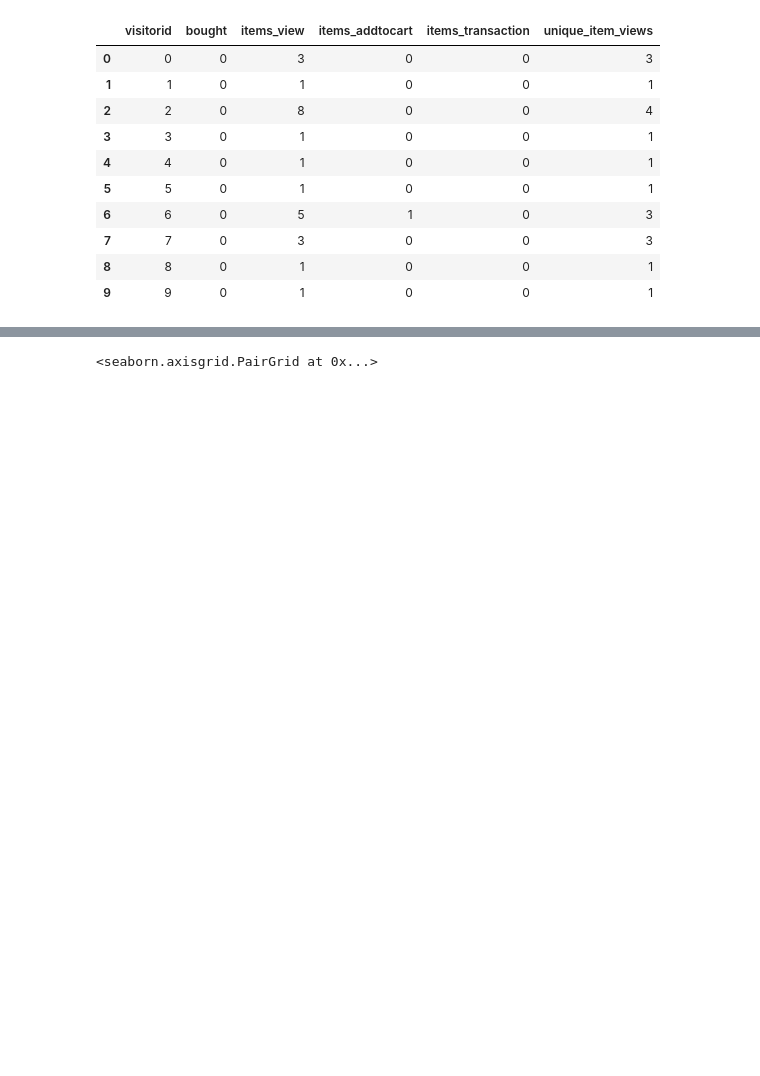
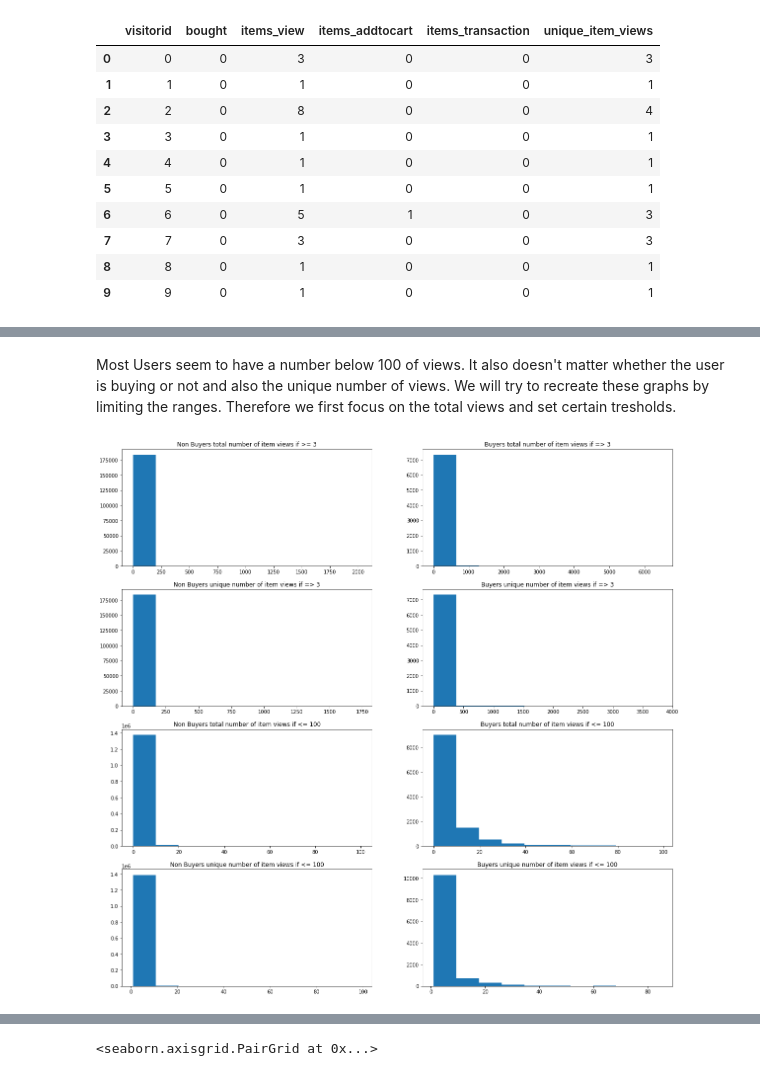
Before and after one commit to tinomerl/ecommerce-recommendation, a Jupyter notebook: ecommerce-user-behaviour.ipynb, the cells around one changed output, grey strips where cells are left out. Drawn from its saved outputs; the diff is of its cells as text; code cells hidden in the pictures; blank space fills up the shorter version.

```diff
--- a/ecommerce-user-behaviour.ipynb
+++ b/ecommerce-user-behaviour.ipynb
@@ -414,0 +436,64 @@ For this we will part the data into two groups. Users who bought an item and tho
+# %% [markdown]
+Most Users seem to have a number below 100 of views. It also doesn't matter whether the user is buying or not and also the unique number of views. We will try to recreate these graphs by limiting the ranges. Therefore we first focus on the total views and set certain tresholds.
+# %%
+fig, ax = plt.subplots(ncols=2, nrows=4, figsize=(20, 20))
+
+ax[0, 0].hist(
+    procEventsDf[(procEventsDf["bought"] == 0) & (procEventsDf["items_view"] >= 3)][
+        "items_view"
+    ]
+)
+ax[0, 0].set_title("Non Buyers total number of item views if >= 3")
+
+ax[0, 1].hist(
+    procEventsDf[(procEventsDf["bought"] == 1) & (procEventsDf["items_view"] >= 3)][
+        "items_view"
+    ]
+)
+ax[0, 1].set_title("Buyers total number of item views if => 3")
+
+ax[1, 0].hist(
+    procEventsDf[(procEventsDf["bought"] == 0) & (procEventsDf["items_view"] >= 3)][
+        "unique_item_views"
+    ]
+)
+ax[1, 0].set_title("Non Buyers unique number of item views if => 3")
+
+ax[1, 1].hist(
+    procEventsDf[(procEventsDf["bought"] == 1) & (procEventsDf["items_view"] >= 3)][
+        "unique_item_views"
+    ]
+)
+ax[1, 1].set_title("Buyers unique number of item views if => 3")
+
+ax[2, 0].hist(
+    procEventsDf[(procEventsDf["bought"] == 0) & (procEventsDf["items_view"] <= 100)][
+        "items_view"
+    ]
+)
+ax[2, 0].set_title("Non Buyers total number of item views if <= 100")
+
+ax[2, 1].hist(
+    procEventsDf[(procEventsDf["bought"] == 1) & (procEventsDf["items_view"] <= 100)][
+        "items_view"
+    ]
+)
+ax[2, 1].set_title("Buyers total number of item views if <= 100")
+
+ax[3, 0].hist(
+    procEventsDf[(procEventsDf["bought"] == 0) & (procEventsDf["items_view"] <= 100)][
+        "unique_item_views"
+    ]
+)
+ax[3, 0].set_title("Non Buyers unique number of item views if <= 100")
+
+ax[3, 1].hist(
+    procEventsDf[(procEventsDf["bought"] == 1) & (procEventsDf["items_view"] <= 100)][
+        "unique_item_views"
+    ]
+)
+ax[3, 1].set_title("Buyers unique number of item views if <= 100")
+
+plt.draw()
+# %% [output]
+[figure, added]
```
Also changed, not shown: parts of 19 cells of this notebook.
